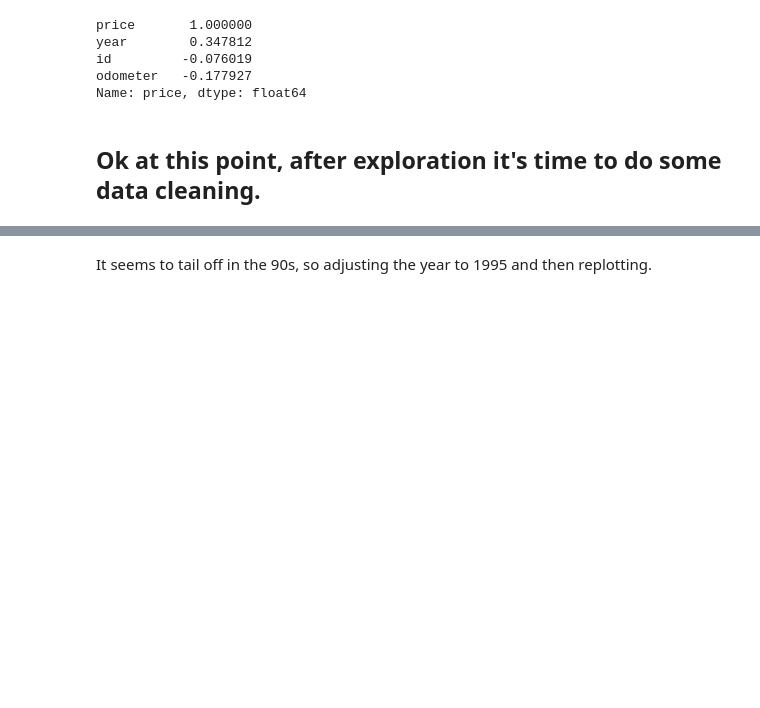
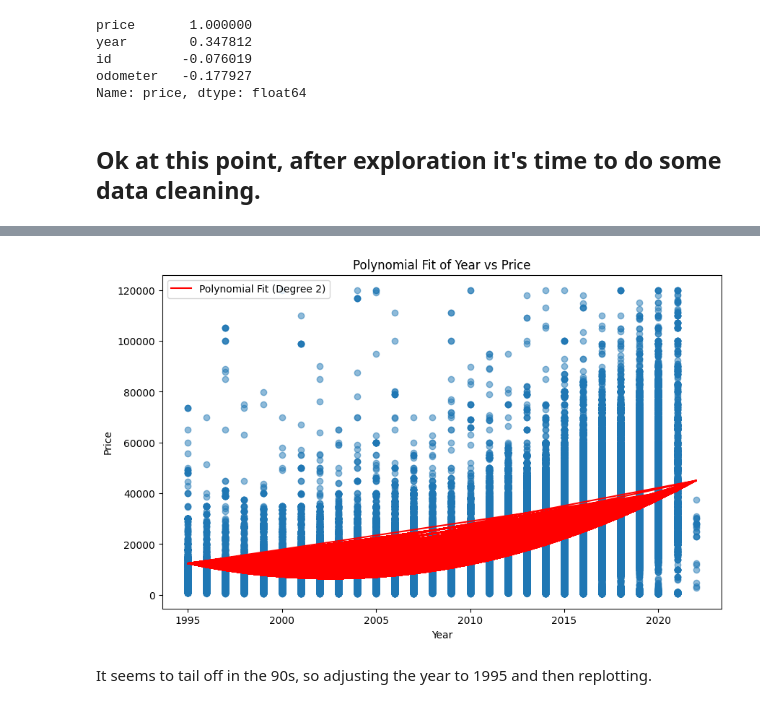
Before and after one commit to coconut808/ML-AI, a Jupyter notebook: Assignment_11.1/eda.ipynb, the cells around one changed output, grey strips where cells are left out. Drawn from its saved outputs; the diff is of its cells as text; code cells hidden in the pictures; blank space fills up the shorter version.

```diff
--- a/Assignment_11.1/eda.ipynb
+++ b/Assignment_11.1/eda.ipynb
@@ -332,3 +332,20 @@ plt.show()
+# %%
+X = cars['year']
+y = cars['price']
+
+coeffs = np.polyfit(X, y, deg=2)
+poly = np.poly1d(coeffs)
+plt.figure(figsize=(10,6))
+plt.scatter(X, y, alpha=0.5)
+plt.plot(X, poly(X), color='red', label='Polynomial Fit (Degree 2)')
+plt.xlabel('Year')
+plt.ylabel('Price')
+plt.title('Polynomial Fit of Year vs Price')
+plt.legend()
+plt.savefig('images/polynomial_fit_year_price.png')
+plt.show()
+# %% [output]
+[figure, added]
 # %% [markdown]
 It seems to tail off in the 90s, so adjusting the year to 1995 and then replotting.
 # %%
```
Also changed, not shown: parts of 8 cells of this notebook, 4 other files.
